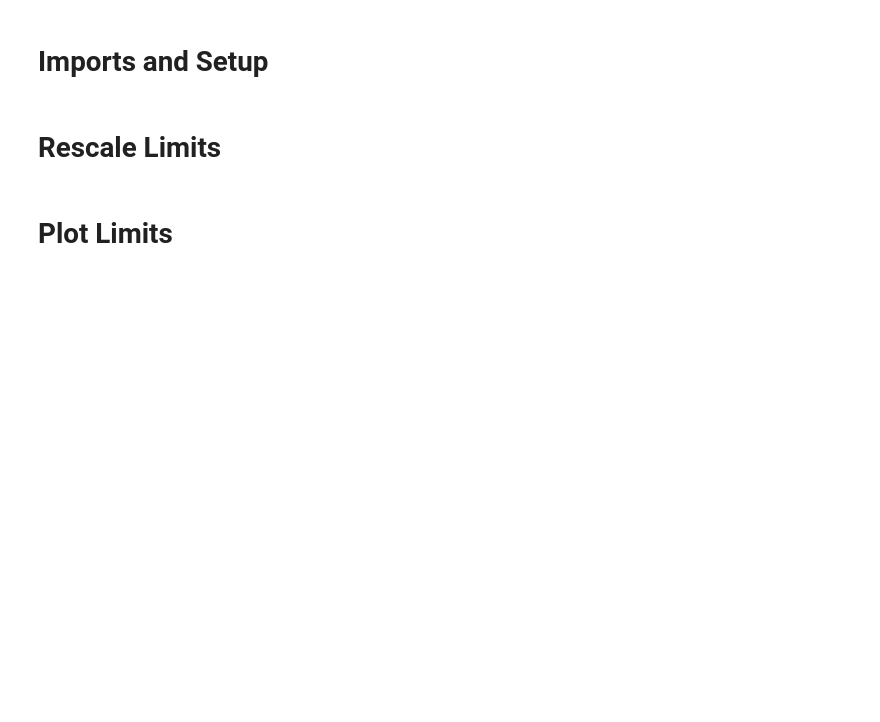
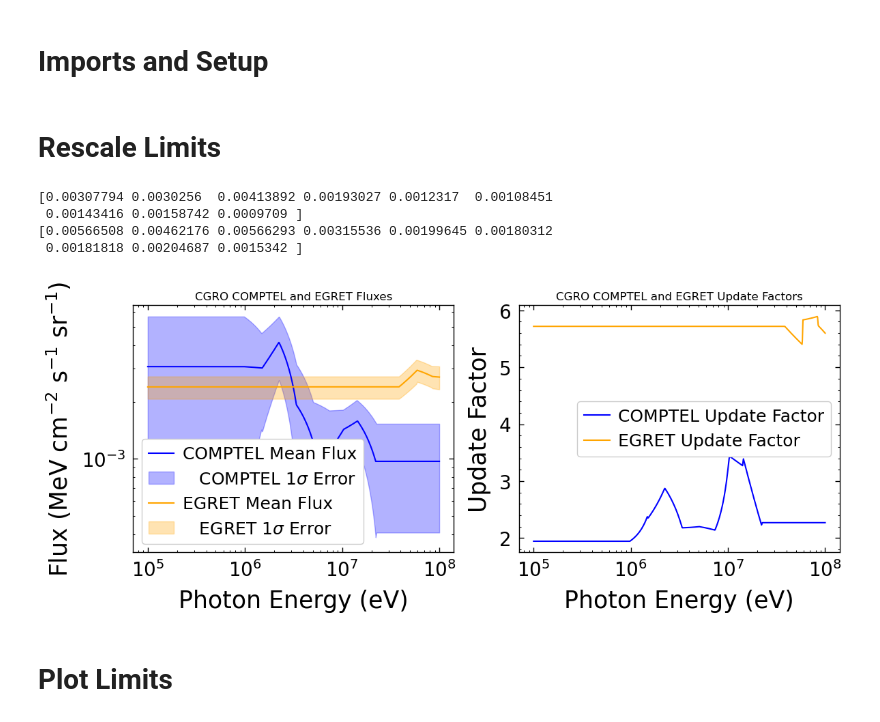
Before and after one commit to joshua-benabou/Mega_Decaying_DM_Milkyway_Analysis, a Jupyter notebook: jupyter/CGRO.ipynb, the cells around one changed output. Cells and saved outputs as stored; diff of their text form; code cells hidden in the pictures; blank space fills up the shorter version.

```diff
--- a/jupyter/CGRO.ipynb
+++ b/jupyter/CGRO.ipynb
@@ -114,16 +114,64 @@ tau_comptel = comptel_arr[:,1] # s
 comptel_flux = np.loadtxt('../data/CGRO/flux_mean_comptel.csv', delimiter=',')
 m_temp1 = comptel_flux[:,0] * 1e6 # eV
 mean_flux_comptel = comptel_flux[:,1] # MeV/cm^2/s/sr
+mean_flux_comptel_interp = scipy.interpolate.interp1d(m_temp1, mean_flux_comptel, kind='linear', fill_value=(mean_flux_comptel[0], mean_flux_comptel[-1]), bounds_error=False)
 
 comptel_upper = np.loadtxt('../data/CGRO/flux_upper_comptel.csv', delimiter=',')
-m_temp2 = comptel_flux[:,0] * 1e6 # eV
-upper_flux_comptel = comptel_flux[:,1] # MeV/cm^2/s/sr
-update_factor_comptel = np.sqrt((14 + 4) / 14)
+m_temp2 = comptel_upper[:,0] * 1e6 # eV
+upper_flux_comptel = comptel_upper[:,1] # MeV/cm^2/s/sr
+upper_flux_comptel_interp = scipy.interpolate.interp1d(m_temp2, upper_flux_comptel, kind='linear', fill_value=(upper_flux_comptel[0], upper_flux_comptel[-1]), bounds_error=False)
+print(mean_flux_comptel)
+print(upper_flux_comptel)
+error_comptel = lambda m: upper_flux_comptel_interp(m) - mean_flux_comptel_interp(m)
+update_factor_comptel = lambda m: (mean_flux_comptel_interp(m) + 2 * error_comptel(m)) / (1.64 * error_comptel(m))
 
-egret_arr = np.loadtxt('../data/Fermi/tau_egret.csv', delimiter=',')
+
+# same for egret
+egret_arr = np.loadtxt('../data/CGRO/tau_egret.csv', delimiter=',')
 m_egret = egret_arr[:,0] * 1e6 # eV
 tau_egret = egret_arr[:,1] # s
-update_factor_comptel = np.sqrt((5.8 + 12.2) / 5.8)
+
+egret_flux = np.loadtxt('../data/CGRO/flux_mean_egret.csv', delimiter=',')
+m_temp1 = egret_flux[:,0] * 1e6 # eV
+mean_flux_egret = egret_flux[:,1] # MeV/cm^2/s/sr
+mean_flux_egret_interp = scipy.interpolate.interp1d(m_temp1, mean_flux_egret, kind='linear', fill_value=(mean_flux_egret[0], mean_flux_egret[-1]), bounds_error=False)
+
+egret_upper = np.loadtxt('../data/CGRO/flux_upper_egret.csv', delimiter=',')
+m_temp2 = egret_upper[:,0] * 1e6 # eV
+upper_flux_egret = egret_upper[:,1] # MeV/cm^2/s/sr
+upper_flux_egret_interp = scipy.interpolate.interp1d(m_temp2, upper_flux_egret, kind='linear', fill_value=(upper_flux_egret[0], upper_flux_egret[-1]), bounds_error=False)
+
+error_egret = lambda m: upper_flux_egret_interp(m) - mean_flux_egret_interp(m)
+update_factor_egret = lambda m: (mean_flux_egret_interp(m) + 2 * error_egret(m)) / (1.64 * error_egret(m))
+# %% [output]
+[0.00307794 0.0030256  0.00413892 0.00193027 0.0012317  0.00108451
+ 0.00143416 0.00158742 0.0009709 ]
+[0.00566508 0.00462176 0.00566293 0.00315536 0.00199645 0.00180312
+ 0.00181818 0.00204687 0.0015342 ]
+# %%
+# plot fluxes and errors and update factors
+m_vals = np.logspace(5, 8, 1000) # eV
+plt.figure(figsize=(12,5))
+plt.subplot(1,2,1)
+plt.loglog(m_vals, mean_flux_comptel_interp(m_vals), label='COMPTEL Mean Flux', color='blue')
+plt.fill_between(m_vals, mean_flux_comptel_interp(m_vals) - error_comptel(m_vals), mean_flux_comptel_interp(m_vals) + error_comptel(m_vals), color='blue', alpha=0.3, label='   COMPTEL 1$\sigma$ Error')
+plt.loglog(m_vals, mean_flux_egret_interp(m_vals), label='EGRET Mean Flux', color='orange')
+plt.fill_between(m_vals, mean_flux_egret_interp(m_vals) - error_egret(m_vals), mean_flux_egret_interp(m_vals) + error_egret(m_vals), color='orange', alpha=0.3, label='   EGRET 1$\sigma$ Error')
+plt.xlabel('Photon Energy (eV)')
+plt.ylabel('Flux (MeV cm$^{-2}$ s$^{-1}$ sr$^{-1}$)')
+plt.title('CGRO COMPTEL and EGRET Fluxes')
+plt.legend()
+plt.subplot(1,2,2)
+plt.semilogx(m_vals, update_factor_comptel(m_vals), label='COMPTEL Update Factor', color='blue')
+plt.semilogx(m_vals, update_factor_egret(m_vals), label='EGRET Update Factor', color='orange')
+plt.xlabel('Photon Energy (eV)')
+plt.ylabel('Update Factor')
+plt.title('CGRO COMPTEL and EGRET Update Factors')
+plt.legend()
+plt.tight_layout()
+plt.show()
+# %% [output]
+[figure, added]
 # %% [markdown]
 # Plot Limits
 # %%
```
Also changed, not shown: parts of 5 cells of this notebook.
